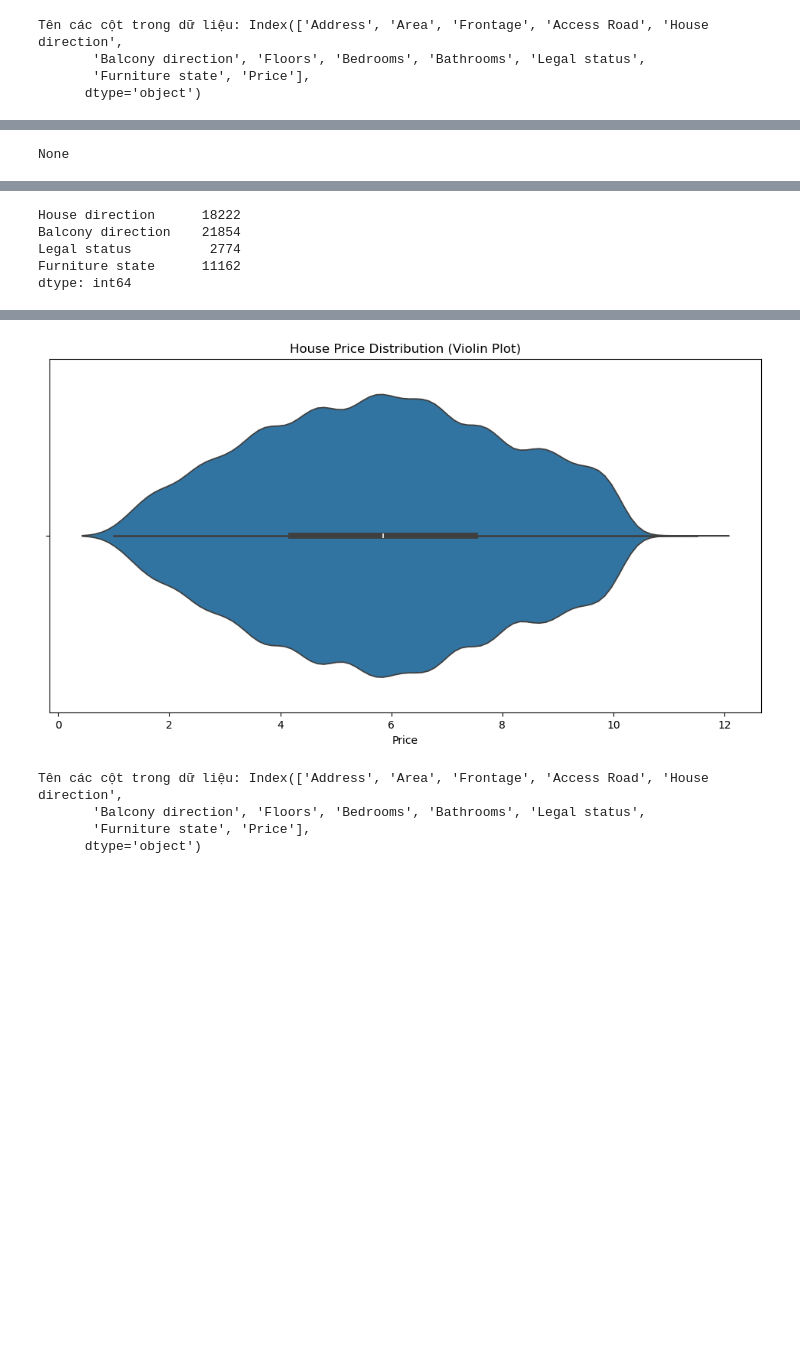
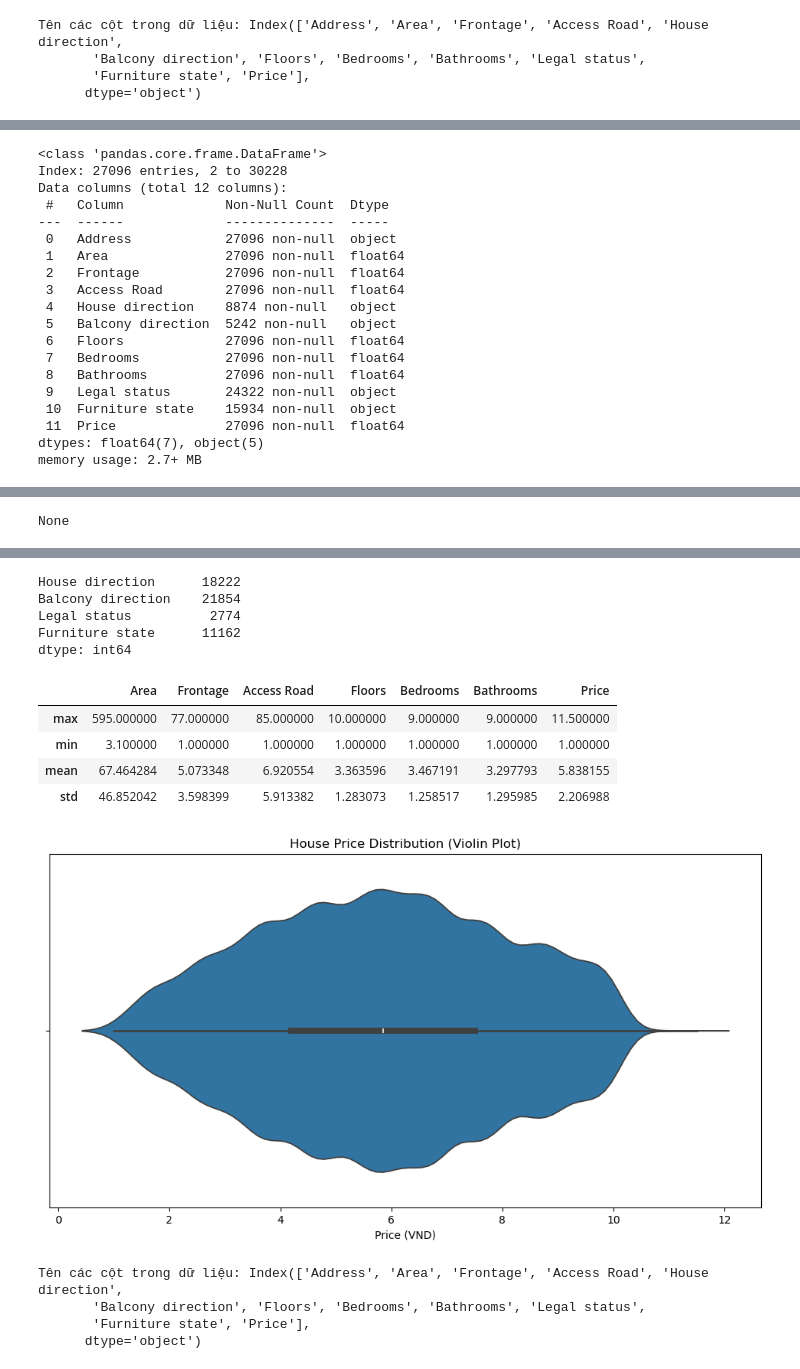
Before and after one commit to JohndayN/DoAnPTDLvHS, a Jupyter notebook: DoAn.ipynb, the cells around one changed output, grey strips where cells are left out. Cells and saved outputs as stored; diff of their text form; code cells hidden in the pictures; blank space fills up the shorter version.

```diff
--- a/DoAn.ipynb
+++ b/DoAn.ipynb
@@ -68,6 +68,17 @@ Tên các cột trong dữ liệu: Index(['Address', 'Area', 'Frontage', 'Access
 # Tiền xử lý dữ liệu
 # Loại bỏ các dòng có giá trị bị thiếu quá nhiều (tùy vào ngưỡng)
 df.dropna(thresh=len(df.columns) * 0.5, inplace=True)
+
+
+# Outlier Detection using IQR Method
+Q1 = df["Price"].quantile(0.25)
+Q3 = df["Price"].quantile(0.75)
+IQR = Q3 - Q1
+outliers = df[(df["Price"] < (Q1 - 1.5 * IQR)) | (df["Price"] > (Q3 + 1.5 * IQR))]
+
+# Display detected outliers
+print("Number of Outliers Detected:", len(outliers))
+display(outliers.head())
 
 # Điền giá trị trung bình cho các cột số bị thiếu
 df.fillna(df.median(numeric_only=True), inplace=True)
@@ -84,10 +95,11 @@ display(missing_values[missing_values > 0])
 descriptive_stats = df.describe().loc[["max", "min", "mean", "std"]]
 display(descriptive_stats)
 
-# Biểu đồ phân phối giá nhà
+# Biểu đồ phân phối giá nhà violinplot
 plt.figure(figsize=(12, 6))
 sns.violinplot(x=df["Price"])
 plt.title("House Price Distribution (Violin Plot)")
+plt.xlabel("Price (VND)")
 plt.show()
 
 # Kiểm tra xem có cột thời gian không
@@ -115 +110,19 @@ memory usage: 2.7+ MB
-None
+<class 'pandas.core.frame.DataFrame'>
+Index: 27096 entries, 2 to 30228
+Data columns (total 12 columns):
+ #   Column             Non-Null Count  Dtype
+---  ------             --------------  -----
+ 0   Address            27096 non-null  object
+ 1   Area               27096 non-null  float64
+ 2   Frontage           27096 non-null  float64
+ 3   Access Road        27096 non-null  float64
+ 4   House direction    8874 non-null   object
+ 5   Balcony direction  5242 non-null   object
+ 6   Floors             27096 non-null  float64
+ 7   Bedrooms           27096 non-null  float64
+ 8   Bathrooms          27096 non-null  float64
+ 9   Legal status       24322 non-null  object
+ 10  Furniture state    15934 non-null  object
+ 11  Price              27096 non-null  float64
+dtypes: float64(7), object(5)
+memory usage: 2.7+ MB
@@ -122,5 +129 @@ None
-House direction      18222
-Balcony direction    21854
-Legal status          2774
-Furniture state      11162
-dtype: int64
+None
@@ -132,5 +136,15 @@ dtype: int64
+House direction      18222
+Balcony direction    21854
+Legal status          2774
+Furniture state      11162
+dtype: int64
+|  | Area | Frontage | Access Road | Floors | Bedrooms | Bathrooms | Price |
+| max | 595.000000 | 77.000000 | 85.000000 | 10.000000 | 9.000000 | 9.000000 | 11.500000 |
+| min | 3.100000 | 1.000000 | 1.000000 | 1.000000 | 1.000000 | 1.000000 | 1.000000 |
+| mean | 67.464284 | 5.073348 | 6.920554 | 3.363596 | 3.467191 | 3.297793 | 5.838155 |
+| std | 46.852042 | 3.598399 | 5.913382 | 1.283073 | 1.258517 | 1.295985 | 2.206988 |
-[figure, old version]
+[figure, new version]
-Tên các cột trong dữ liệu: Index(['Address', 'Area', 'Frontage', 'Access Road', 'House direction',
-       'Balcony direction', 'Floors', 'Bedrooms', 'Bathrooms', 'Legal status',
-       'Furniture state', 'Price'],
-      dtype='object')
+Tên các cột trong dữ liệu: Index(['Address', 'Area', 'Frontage', 'Access Road', 'House direction',
+       'Balcony direction', 'Floors', 'Bedrooms', 'Bathrooms', 'Legal status',
+       'Furniture state', 'Price'],
+      dtype='object')
```
Also changed, not shown: parts of 2 cells of this notebook.
